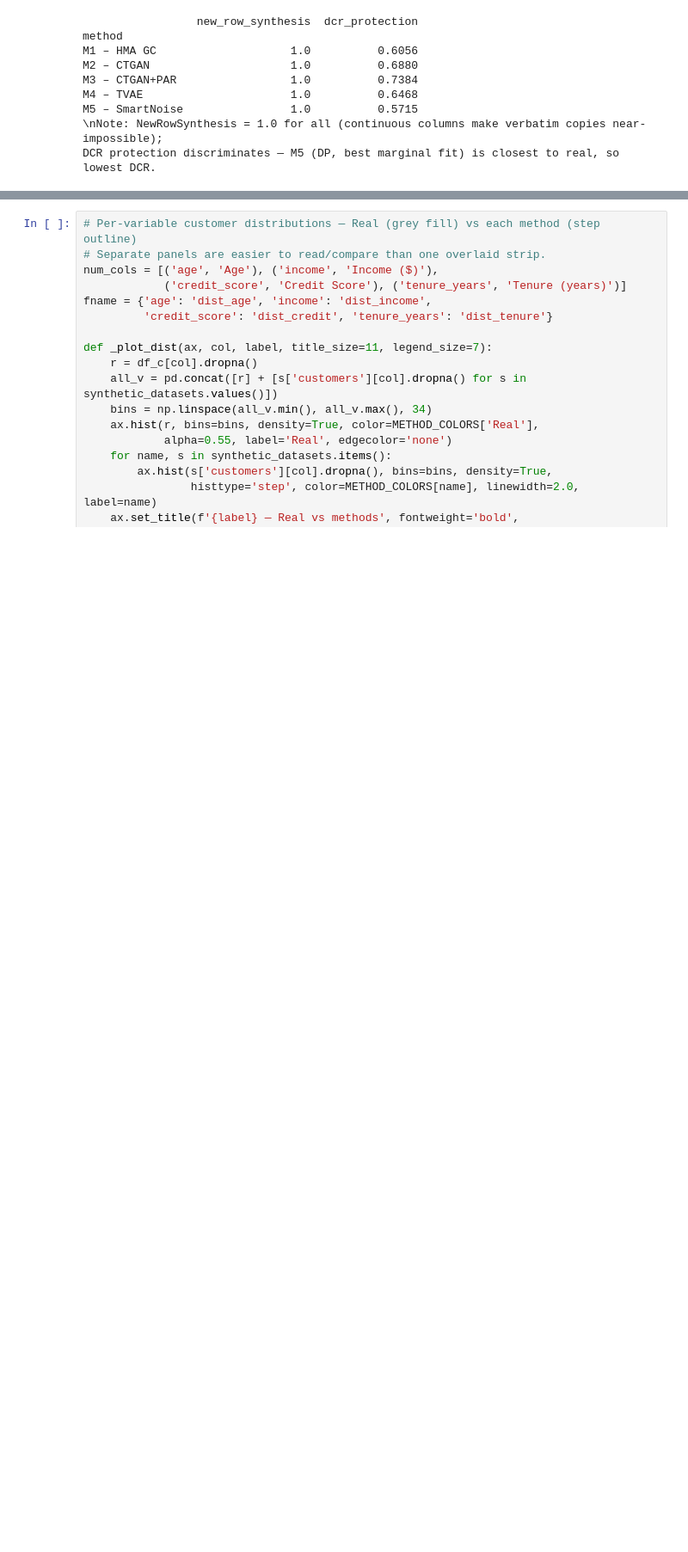
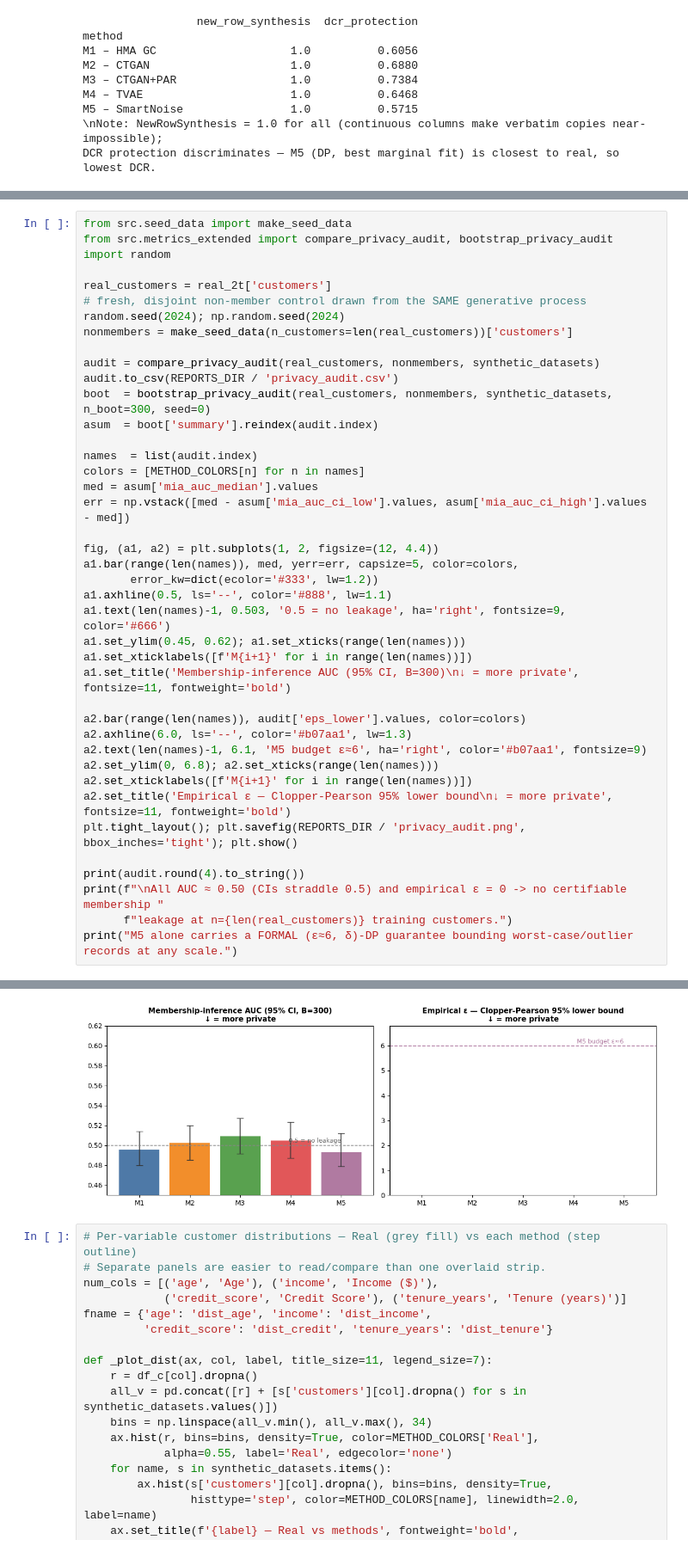
Before and after one commit to dylanwang2111/synthetic_data_gen, a Jupyter notebook: synthetic_data_pipeline.ipynb, the cells around one changed output, grey strips where cells are left out. Shown at 86% size. Cells and saved outputs as stored; diff of their text form; blank space fills up the shorter version.

```diff
--- a/synthetic_data_pipeline.ipynb
+++ b/synthetic_data_pipeline.ipynb
@@ -796,0 +806,42 @@ DCR protection discriminates — M5 (DP, best marginal fit) is closest to real,
+# %%
+from src.seed_data import make_seed_data
+from src.metrics_extended import compare_privacy_audit, bootstrap_privacy_audit
+import random
+
+real_customers = real_2t['customers']
+# fresh, disjoint non-member control drawn from the SAME generative process
+random.seed(2024); np.random.seed(2024)
+nonmembers = make_seed_data(n_customers=len(real_customers))['customers']
+
+audit = compare_privacy_audit(real_customers, nonmembers, synthetic_datasets)
+audit.to_csv(REPORTS_DIR / 'privacy_audit.csv')
+boot  = bootstrap_privacy_audit(real_customers, nonmembers, synthetic_datasets, n_boot=300, seed=0)
+asum  = boot['summary'].reindex(audit.index)
+
+names  = list(audit.index)
+colors = [METHOD_COLORS[n] for n in names]
+med = asum['mia_auc_median'].values
+err = np.vstack([med - asum['mia_auc_ci_low'].values, asum['mia_auc_ci_high'].values - med])
+
+fig, (a1, a2) = plt.subplots(1, 2, figsize=(12, 4.4))
+a1.bar(range(len(names)), med, yerr=err, capsize=5, color=colors,
+       error_kw=dict(ecolor='#333', lw=1.2))
+a1.axhline(0.5, ls='--', color='#888', lw=1.1)
+a1.text(len(names)-1, 0.503, '0.5 = no leakage', ha='right', fontsize=9, color='#666')
+a1.set_ylim(0.45, 0.62); a1.set_xticks(range(len(names)))
+a1.set_xticklabels([f'M{i+1}' for i in range(len(names))])
+a1.set_title('Membership-inference AUC (95% CI, B=300)\n↓ = more private', fontsize=11, fontweight='bold')
+
+a2.bar(range(len(names)), audit['eps_lower'].values, color=colors)
+a2.axhline(6.0, ls='--', color='#b07aa1', lw=1.3)
+a2.text(len(names)-1, 6.1, 'M5 budget ε≈6', ha='right', color='#b07aa1', fontsize=9)
+a2.set_ylim(0, 6.8); a2.set_xticks(range(len(names)))
+a2.set_xticklabels([f'M{i+1}' for i in range(len(names))])
+a2.set_title('Empirical ε — Clopper-Pearson 95% lower bound\n↓ = more private', fontsize=11, fontweight='bold')
+plt.tight_layout(); plt.savefig(REPORTS_DIR / 'privacy_audit.png', bbox_inches='tight'); plt.show()
+
+print(audit.round(4).to_string())
+print(f"\nAll AUC ≈ 0.50 (CIs straddle 0.5) and empirical ε = 0 -> no certifiable membership "
+      f"leakage at n={len(real_customers)} training customers.")
+print("M5 alone carries a FORMAL (ε≈6, δ)-DP guarantee bounding worst-case/outlier records at any scale.")
+# %% [output]
@@ -797,3 +868,4 @@ DCR protection discriminates — M5 (DP, best marginal fit) is closest to real,
+[figure, added]
 # %%
 # Per-variable customer distributions — Real (grey fill) vs each method (step outline)
 # Separate panels are easier to read/compare than one overlaid strip.
```
Also changed, not shown: parts of 2 cells of this notebook, 7 other files.
